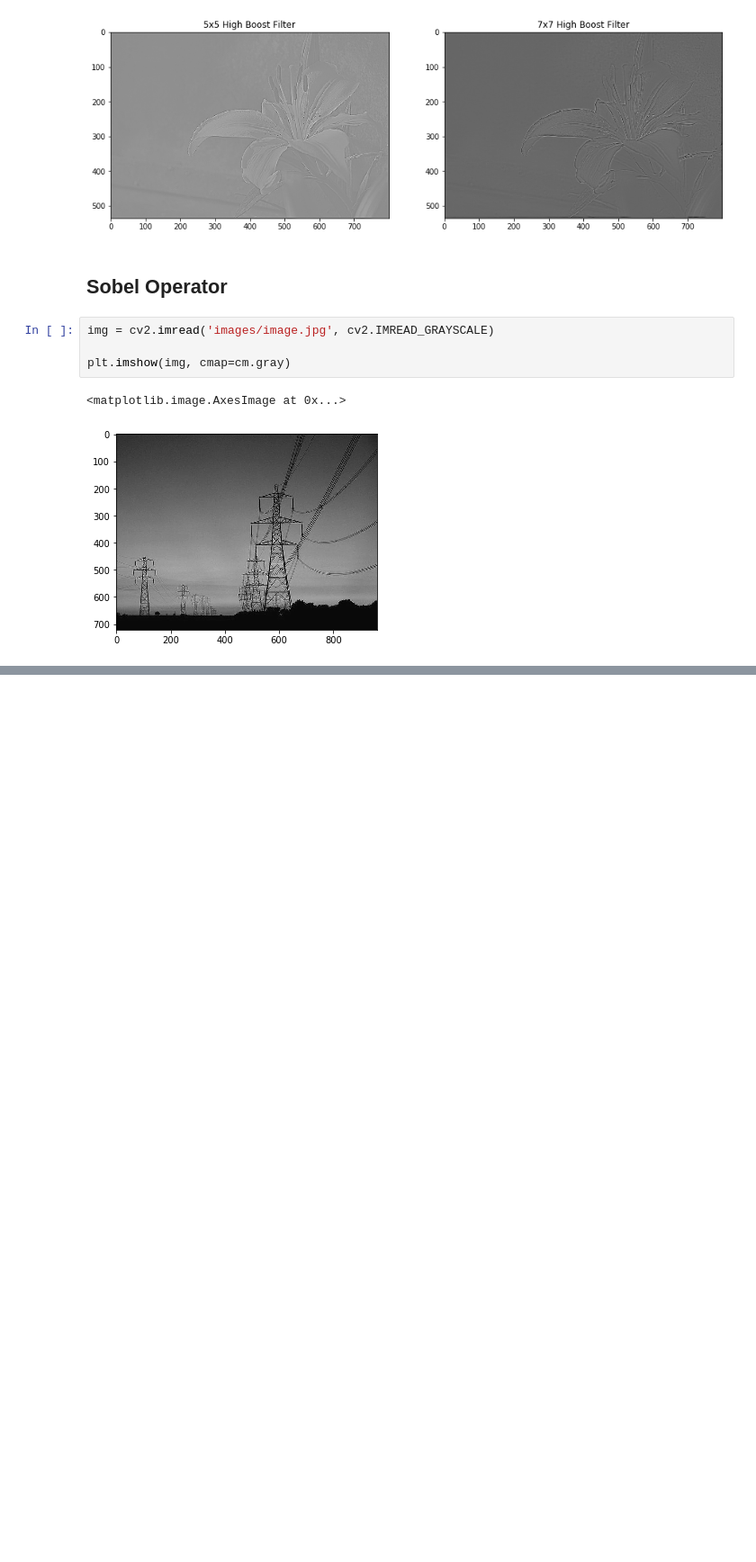
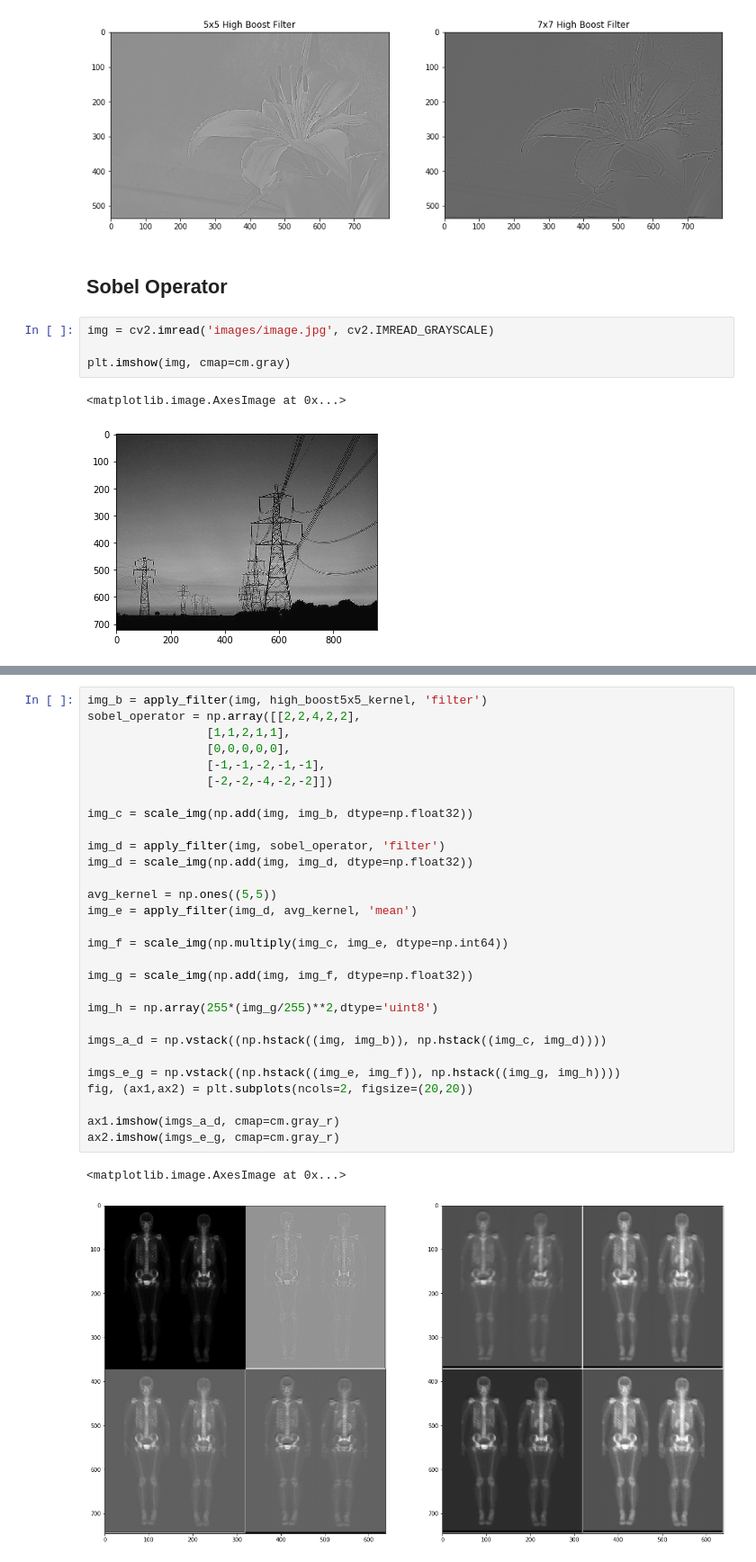
Before and after one commit to kmnuddin/image_processing_EECE_7241, a Jupyter notebook: HW_2/Image Processing Software Assignment 2.ipynb, the cells around one changed output, grey strips where cells are left out. Shown at 90% size. Saved outputs shown, nothing was run; the diff lists cells and outputs as text; blank space fills up the shorter version.

```diff
--- a/HW_2/Image Processing Software Assignment 2.ipynb
+++ b/HW_2/Image Processing Software Assignment 2.ipynb
@@ -333,0 +344,32 @@ ax3.imshow(f_img_d, cmap=cm.gray)
+# %%
+img_b = apply_filter(img, high_boost5x5_kernel, 'filter')
+sobel_operator = np.array([[2,2,4,2,2],
+                 [1,1,2,1,1],
+                 [0,0,0,0,0],
+                 [-1,-1,-2,-1,-1],
+                 [-2,-2,-4,-2,-2]])
+
+img_c = scale_img(np.add(img, img_b, dtype=np.float32))
+
+img_d = apply_filter(img, sobel_operator, 'filter')
+img_d = scale_img(np.add(img, img_d, dtype=np.float32))
+
+avg_kernel = np.ones((5,5))
+img_e = apply_filter(img_d, avg_kernel, 'mean')
+
+img_f = scale_img(np.multiply(img_c, img_e, dtype=np.int64))
+
+img_g = scale_img(np.add(img, img_f, dtype=np.float32))
+
+img_h = np.array(255*(img_g/255)**2,dtype='uint8')
+
+imgs_a_d = np.vstack((np.hstack((img, img_b)), np.hstack((img_c, img_d))))
+
+imgs_e_g = np.vstack((np.hstack((img_e, img_f)), np.hstack((img_g, img_h))))
+fig, (ax1,ax2) = plt.subplots(ncols=2, figsize=(20,20))
+
+ax1.imshow(imgs_a_d, cmap=cm.gray_r)
+ax2.imshow(imgs_e_g, cmap=cm.gray_r)
+# %% [output]
+<matplotlib.image.AxesImage at 0x...>
+[figure, added]
```
Also changed, not shown: parts of 3 cells of this notebook.
